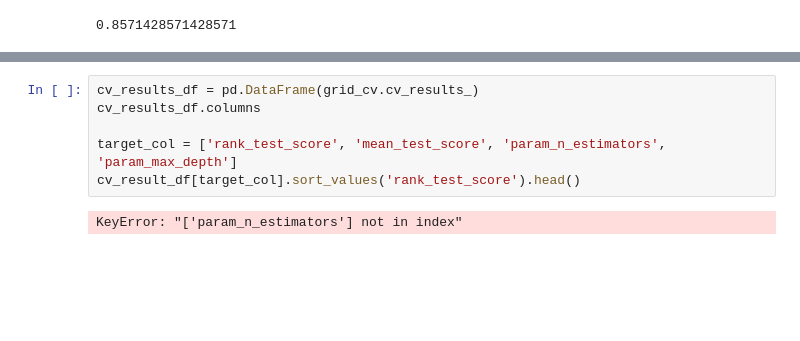
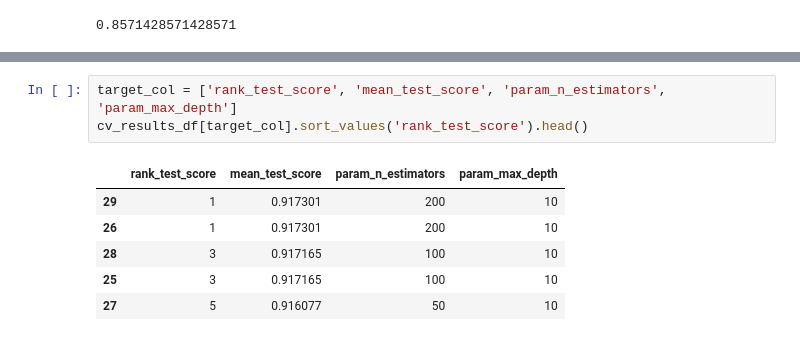
Before and after one commit to OProcessing/Bootcamp_addinedu, a Jupyter notebook: 07.ML/src/0503_W11D5C7_HAR.ipynb, the cells around one changed output, grey strips where cells are left out. Drawn from its saved outputs; the diff is of its cells as text; blank space fills up the shorter version.

```diff
--- a/07.ML/src/0503_W11D5C7_HAR.ipynb
+++ b/07.ML/src/0503_W11D5C7_HAR.ipynb
@@ -128,8 +127,10 @@ GridSearchCV(cv=2, estimator=RandomForestClassifier(n_jobs=-1, random_state=5),
 # %%
-cv_results_df = pd.DataFrame(grid_cv.cv_results_)
-cv_results_df.columns
-
 target_col = ['rank_test_score', 'mean_test_score', 'param_n_estimators', 'param_max_depth']
-cv_result_df[target_col].sort_values('rank_test_score').head()
+cv_results_df[target_col].sort_values('rank_test_score').head()
 # %% [output]
-KeyError: "['param_n_estimators'] not in index"
+|  | rank_test_score | mean_test_score | param_n_estimators | param_max_depth |
+| 29 | 1 | 0.917301 | 200 | 10 |
+| 26 | 1 | 0.917301 | 200 | 10 |
+| 28 | 3 | 0.917165 | 100 | 10 |
+| 25 | 3 | 0.917165 | 100 | 10 |
+| 27 | 5 | 0.916077 | 50 | 10 |
```
Also changed, not shown: parts of 14 cells of this notebook, 3 other files.
